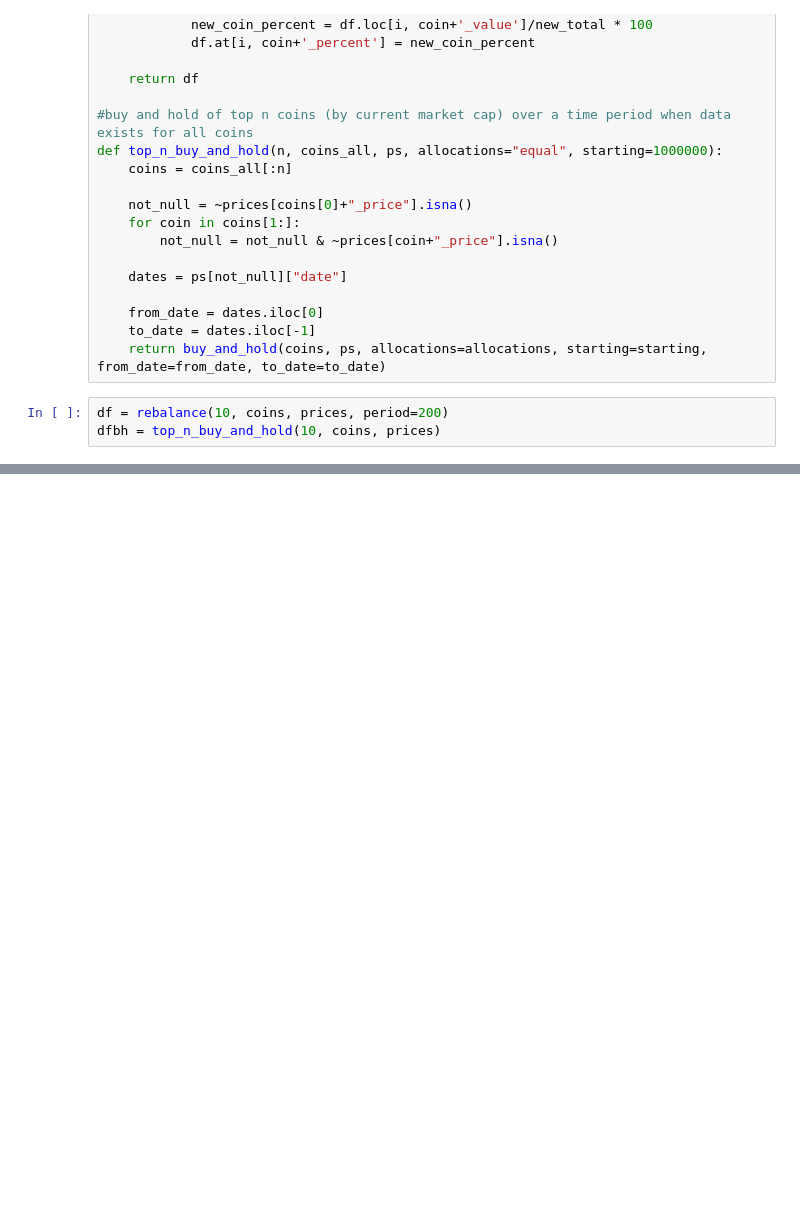
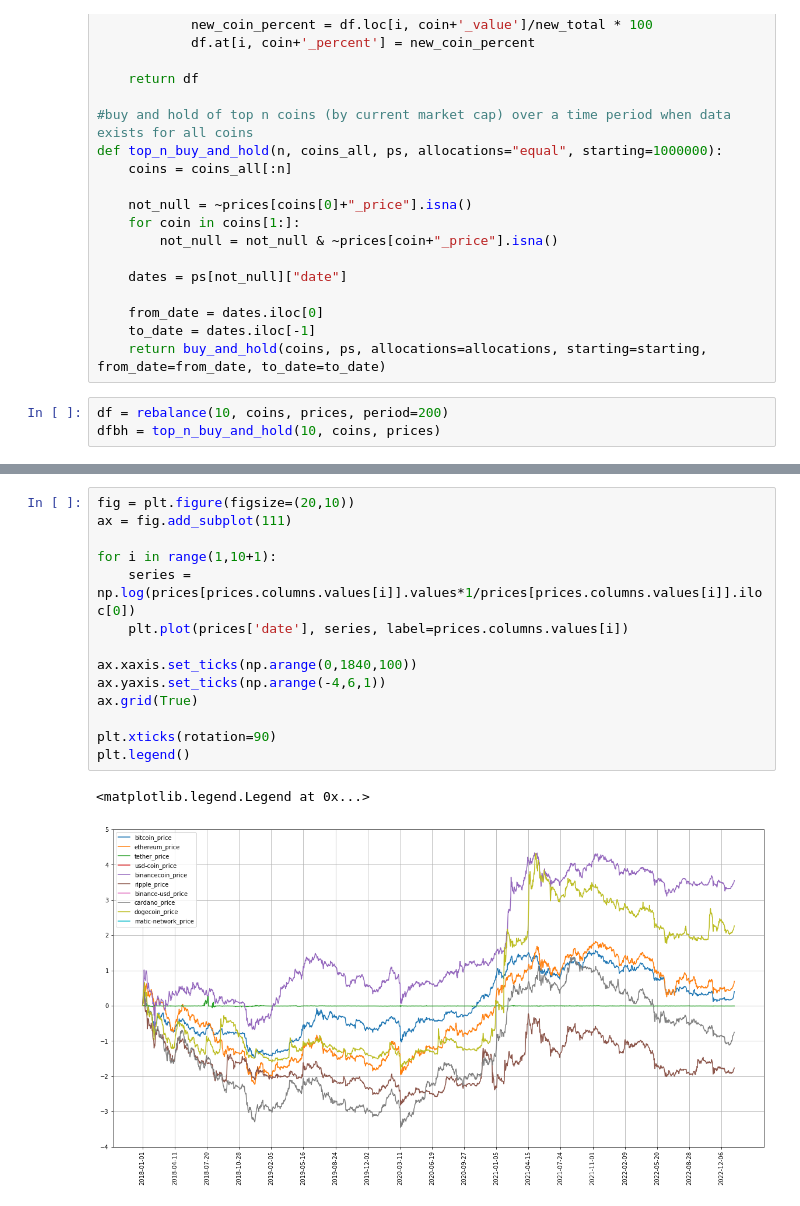
Before and after one commit to PaulGutkovich/Project1_Rebalance, a Jupyter notebook: rebalance.ipynb, the cells around one changed output, grey strips where cells are left out. Cells and saved outputs as stored; diff of their text form; blank space fills up the shorter version.

```diff
--- a/rebalance.ipynb
+++ b/rebalance.ipynb
@@ -153,0 +176,17 @@ plt.legend()
+# %%
+fig = plt.figure(figsize=(20,10))
+ax = fig.add_subplot(111)
+
+for i in range(1,10+1):
+    series = np.log(prices[prices.columns.values[i]].values*1/prices[prices.columns.values[i]].iloc[0])
+    plt.plot(prices['date'], series, label=prices.columns.values[i])
+
+ax.xaxis.set_ticks(np.arange(0,1840,100))
+ax.yaxis.set_ticks(np.arange(-4,6,1))
+ax.grid(True)
+
+plt.xticks(rotation=90)
+plt.legend()
+# %% [output]
+<matplotlib.legend.Legend at 0x...>
+[figure, added]
```
Also changed, not shown: parts of 3 cells of this notebook.
